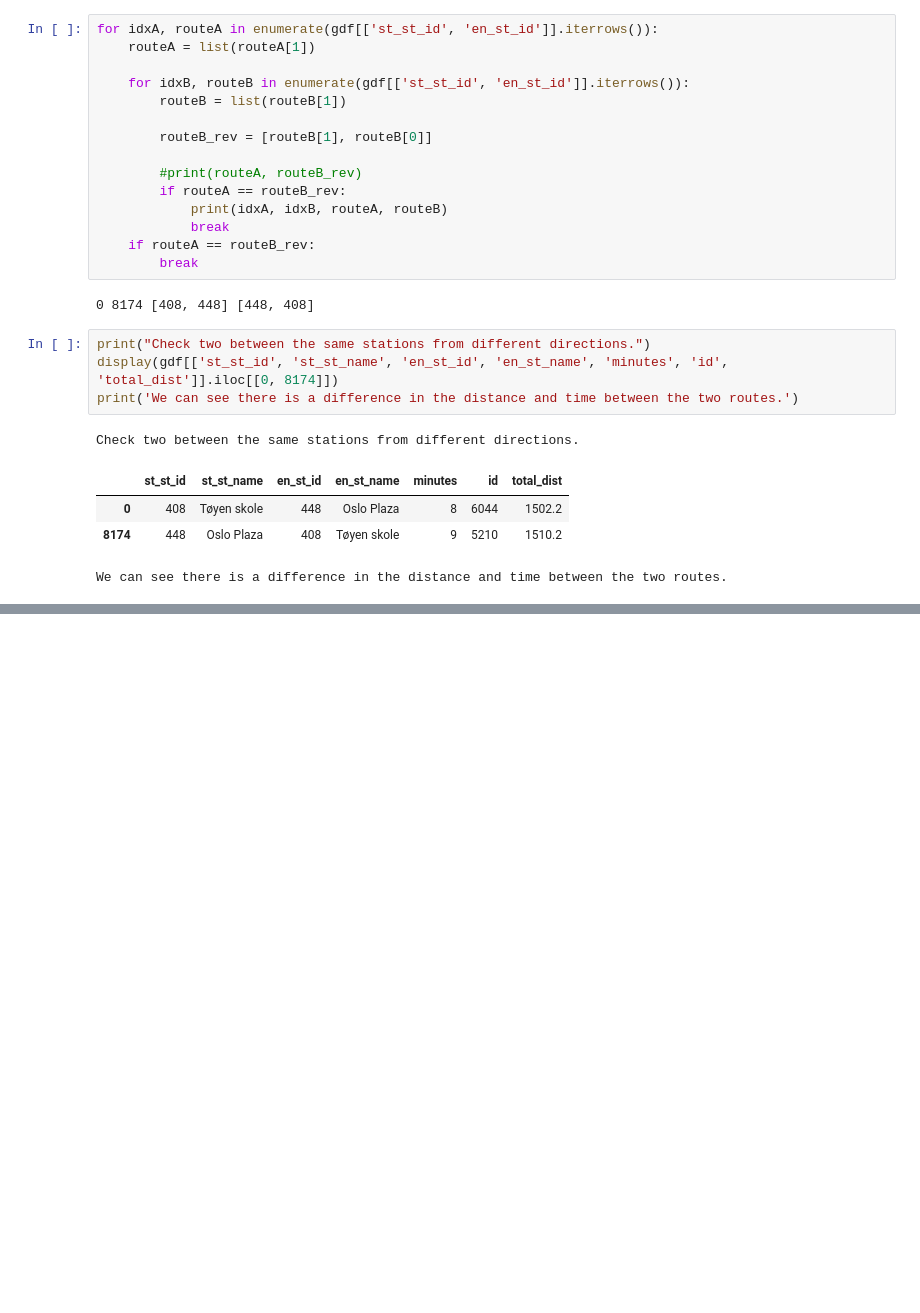
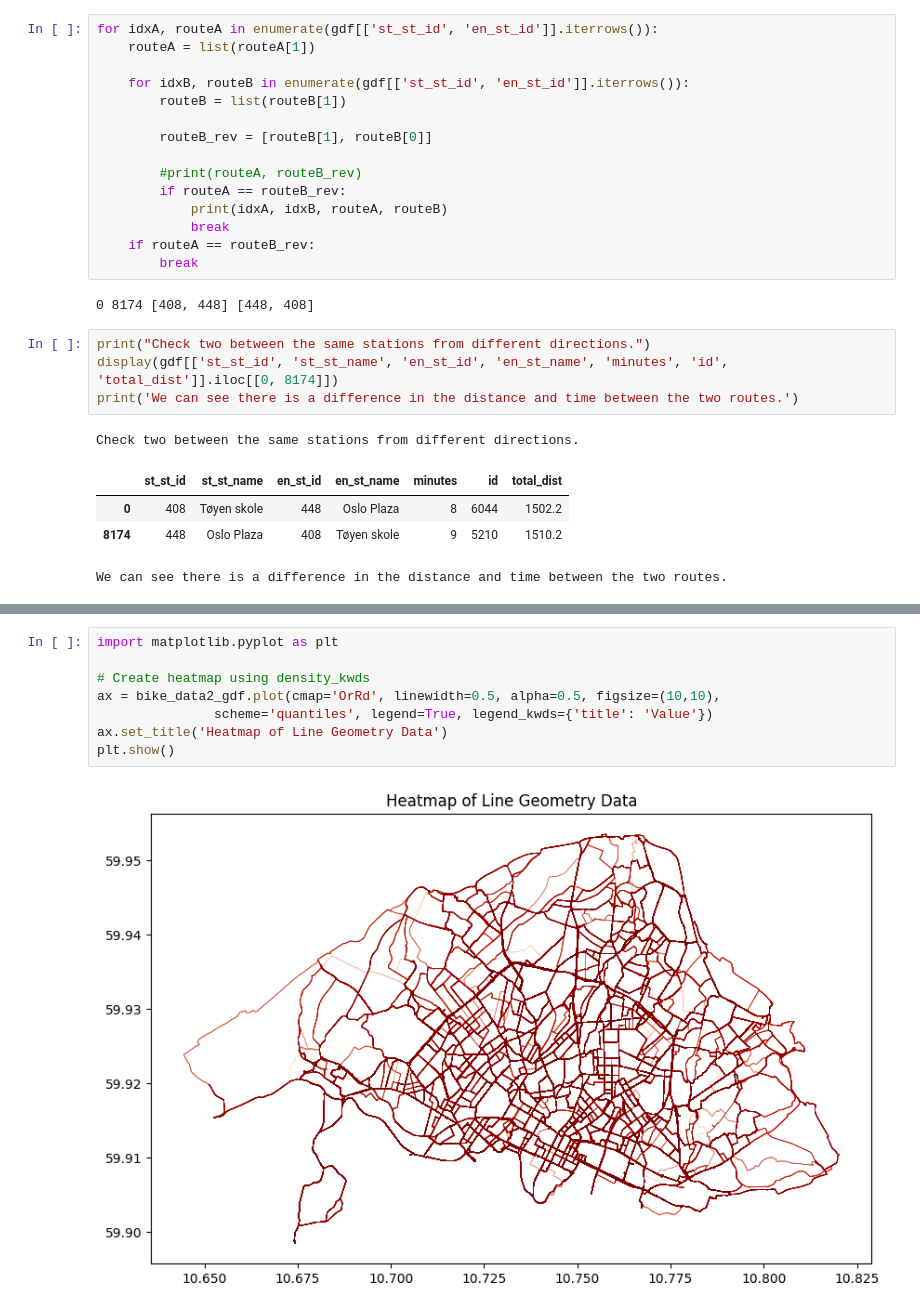
Before and after one commit to ThomasClaudinger/KDS_GeospatialDataScience_project, a Jupyter notebook: scripts/unique_routes.ipynb, the cells around one changed output, grey strips where cells are left out. Drawn from its saved outputs; the diff is of its cells as text; blank space fills up the shorter version.

```diff
--- a/scripts/unique_routes.ipynb
+++ b/scripts/unique_routes.ipynb
@@ -82,0 +254,10 @@ Routes when the order of start and stop is NOT important: 11493
+# %%
+import matplotlib.pyplot as plt
+
+# Create heatmap using density_kwds
+ax = bike_data2_gdf.plot(cmap='OrRd', linewidth=0.5, alpha=0.5, figsize=(10,10),
+               scheme='quantiles', legend=True, legend_kwds={'title': 'Value'})
+ax.set_title('Heatmap of Line Geometry Data')
+plt.show()
+# %% [output]
+[figure, added]
```
Also changed, not shown: parts of 24 cells of this notebook.
